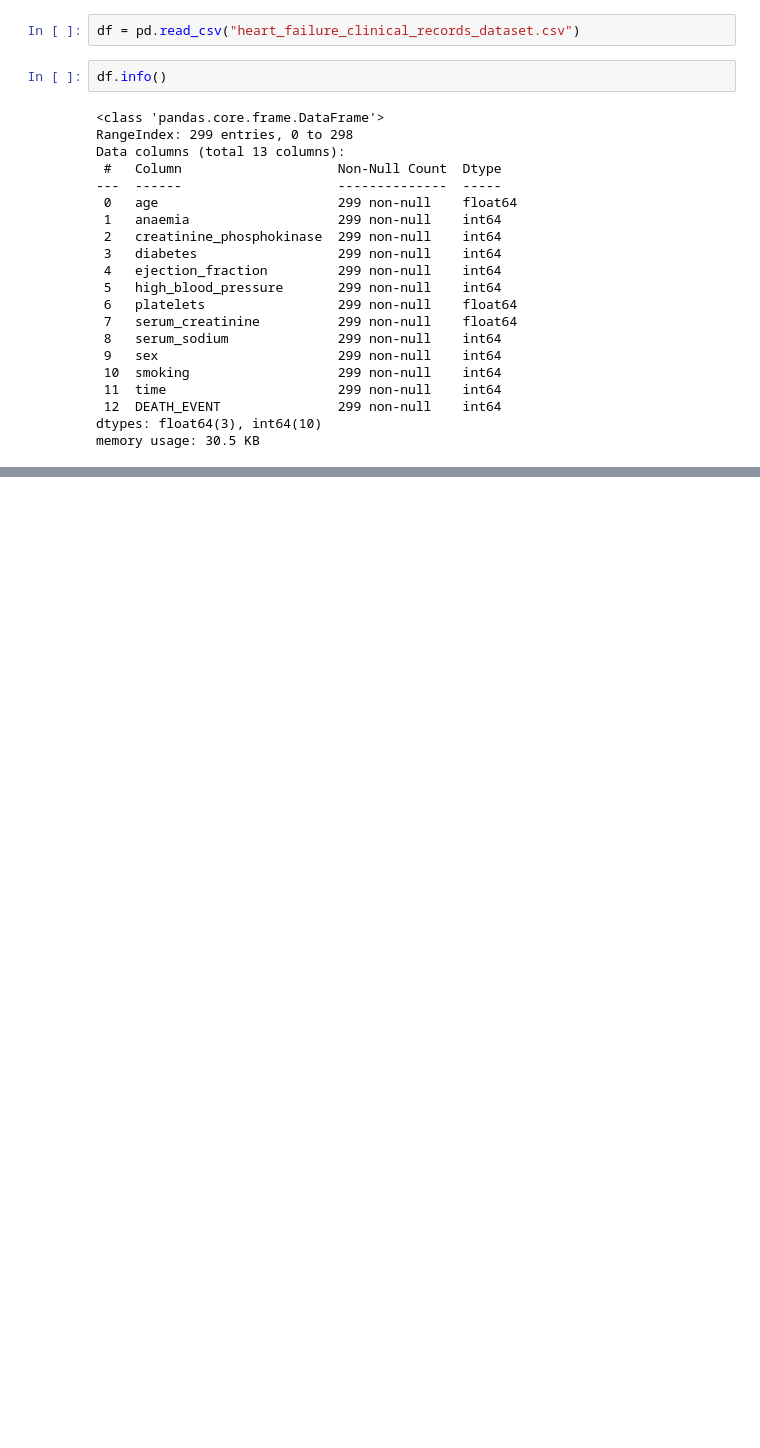
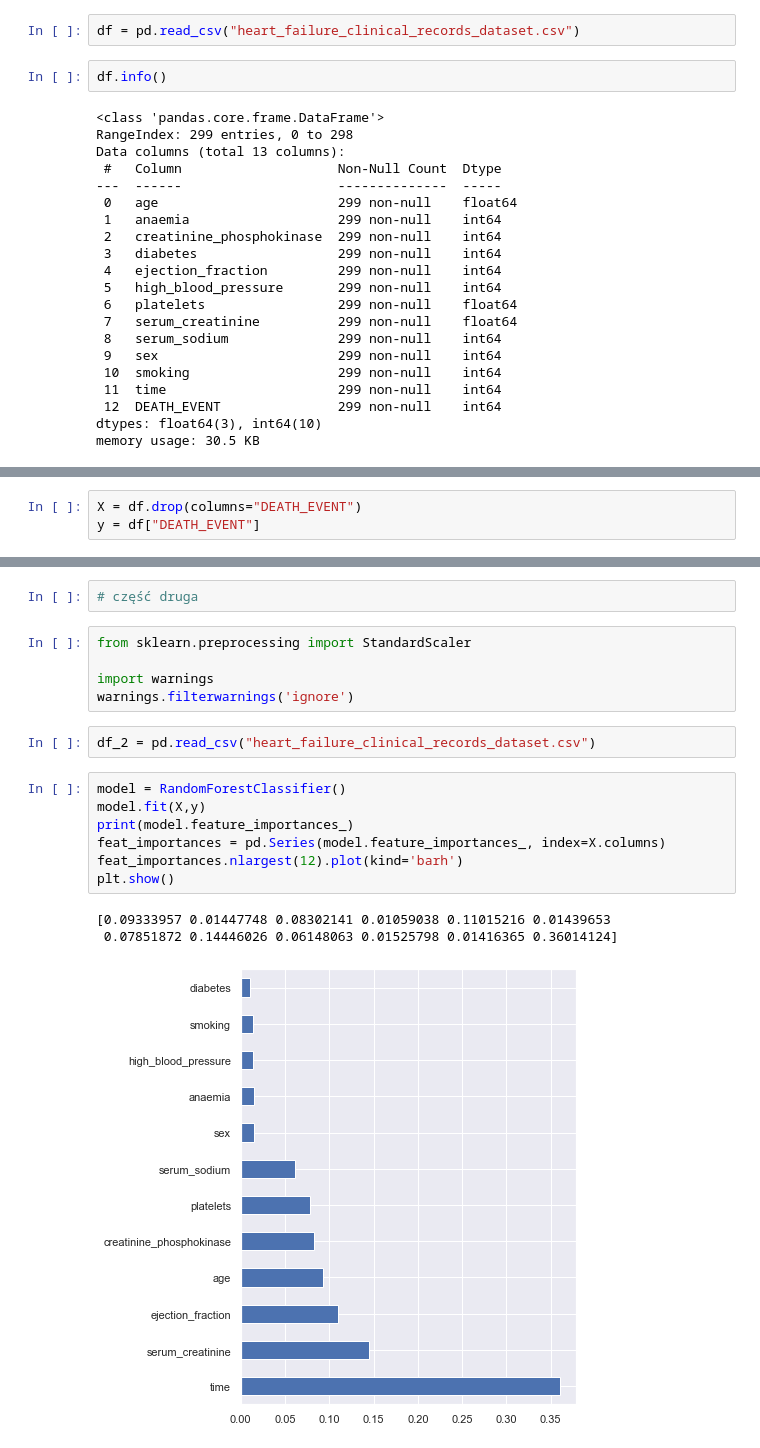
Before and after one commit to infoshareacademy/jdszr6-World-data-analysis, a Jupyter notebook: Projekt_ML/Projekt_ML.ipynb, the cells around one changed output, grey strips where cells are left out. Cells and saved outputs as stored; diff of their text form; blank space fills up the shorter version.

```diff
--- a/Projekt_ML/Projekt_ML.ipynb
+++ b/Projekt_ML/Projekt_ML.ipynb
@@ -36,0 +96,3 @@ df.head()
+# %%
+X = df.drop(columns="DEATH_EVENT")
+y = df["DEATH_EVENT"]
@@ -36,0 +295,20 @@ df.head()
+# %%
+# część druga
+# %%
+from sklearn.preprocessing import StandardScaler
+
+import warnings
+warnings.filterwarnings('ignore')
+# %%
+df_2 = pd.read_csv("heart_failure_clinical_records_dataset.csv")
+# %%
+model = RandomForestClassifier()
+model.fit(X,y)
+print(model.feature_importances_)
+feat_importances = pd.Series(model.feature_importances_, index=X.columns)
+feat_importances.nlargest(12).plot(kind='barh')
+plt.show()
+# %% [output]
+[0.09333957 0.01447748 0.08302141 0.01059038 0.11015216 0.01439653
+ 0.07851872 0.14446026 0.06148063 0.01525798 0.01416365 0.36014124]
+[figure, added]
```
Also changed, not shown: parts of 41 cells of this notebook.
